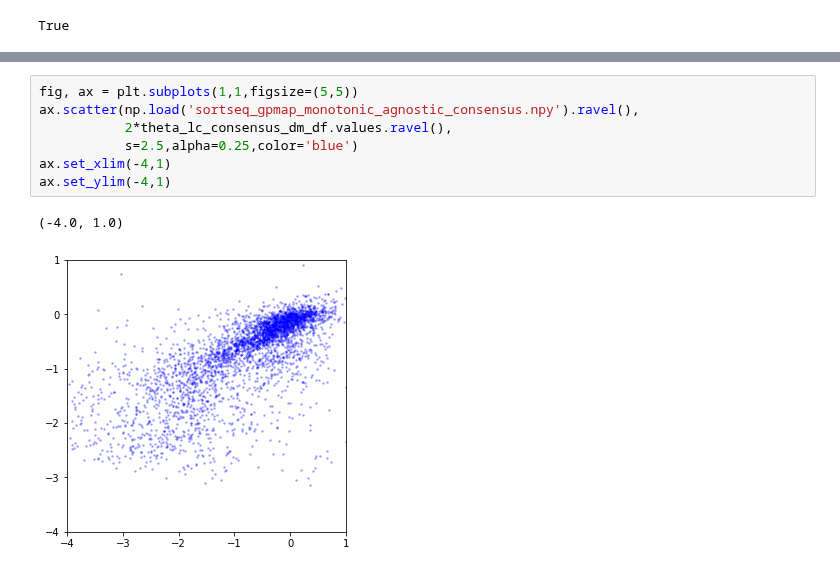
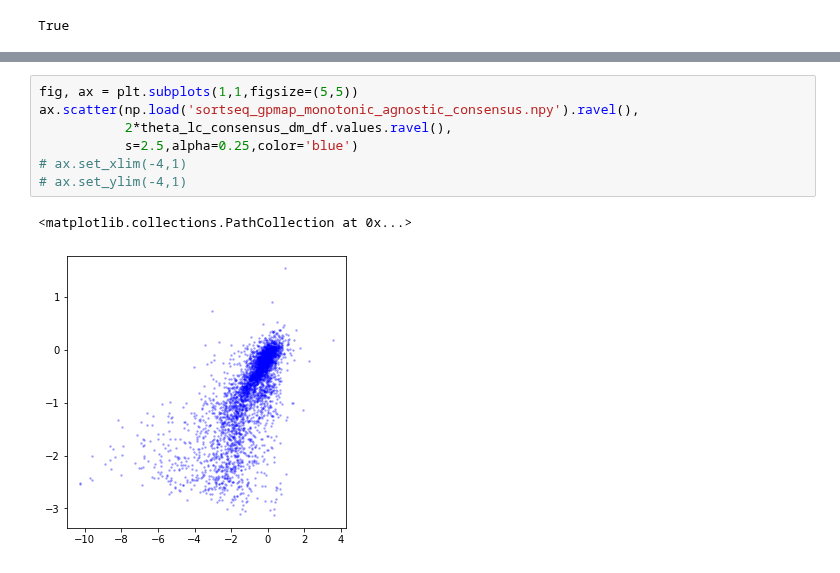
Before and after one commit to jbkinney/mavenn, a Jupyter notebook: mavenn/development_mavenn2/ace2rbd/2022.09.18.ace2rbd_multi-headed_TiteseqMP.ipynb, the cells around one changed output, grey strips where cells are left out. Cells and saved outputs as stored; diff of their text form.

```diff
--- a/mavenn/development_mavenn2/ace2rbd/2022.09.18.ace2rbd_multi-headed_TiteseqMP.ipynb
+++ b/mavenn/development_mavenn2/ace2rbd/2022.09.18.ace2rbd_multi-headed_TiteseqMP.ipynb
@@ -1571,10 +1632,10 @@ plt.scatter(np.load('sortseq_gpmap_monotonic_agnostic.npy').ravel(),
 # %%
 fig, ax = plt.subplots(1,1,figsize=(5,5))
 ax.scatter(np.load('sortseq_gpmap_monotonic_agnostic_consensus.npy').ravel(),
            2*theta_lc_consensus_dm_df.values.ravel(),
            s=2.5,alpha=0.25,color='blue')
-ax.set_xlim(-4,1)
-ax.set_ylim(-4,1)
+# ax.set_xlim(-4,1)
+# ax.set_ylim(-4,1)
 # %% [output]
-(-4.0, 1.0)
+<matplotlib.collections.PathCollection at 0x...>
-[figure, old version]
+[figure, new version]
```
Also changed, not shown: parts of 46 cells of this notebook, 27 other files.
